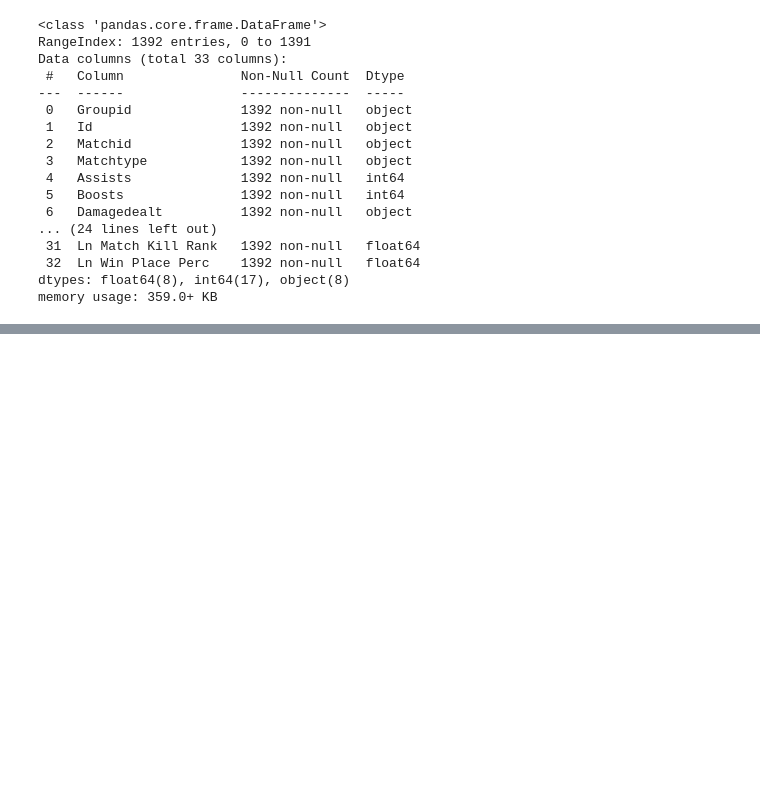
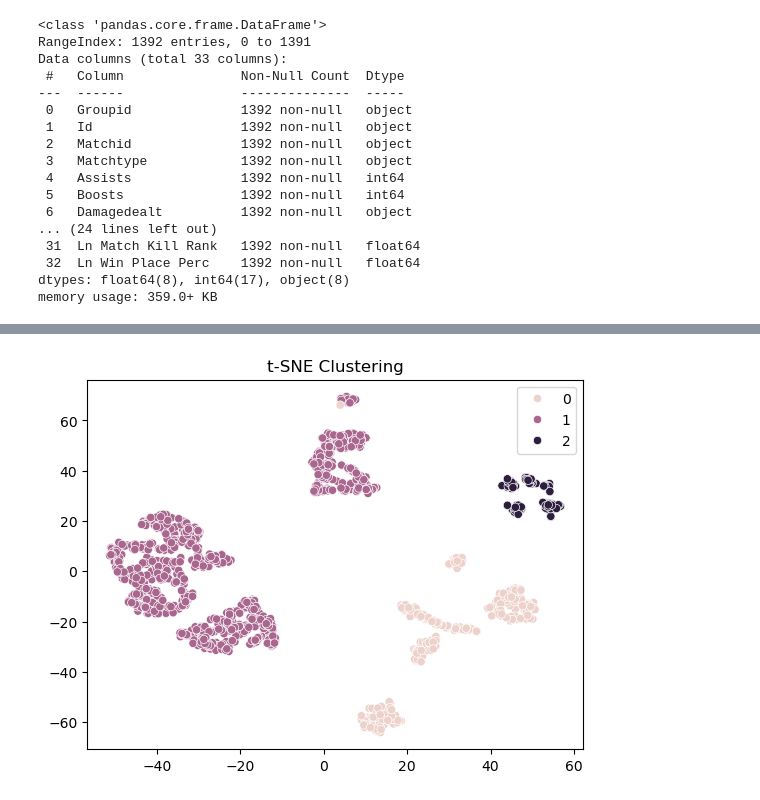
Before and after one commit to buddhathapa12/PrespectiveOnDataScience, a Jupyter notebook: ClusteringAnalysis/E923Q669_Clustering_lab01.ipynb, the cells around one changed output, grey strips where cells are left out. Saved outputs shown, nothing was run; the diff lists cells and outputs as text; code cells hidden in the pictures; blank space fills up the shorter version.

```diff
--- a/ClusteringAnalysis/E923Q669_Clustering_lab01.ipynb
+++ b/ClusteringAnalysis/E923Q669_Clustering_lab01.ipynb
@@ -187,0 +270,5 @@ clean_numeric_df_scaled = scaler.fit_transform(pubg_df_without_outliers.select_d
+# %%
+# Assume optimal clusters from Elbow Method
+k = 3
+kmeans = KMeans(n_clusters=k, random_state=42)
+clusters = kmeans.fit_predict(clustering_data)
@@ -187,0 +278,11 @@ clean_numeric_df_scaled = scaler.fit_transform(pubg_df_without_outliers.select_d
+# %%
+# t-SNE for visualization in a 2D space
+from sklearn.manifold import TSNE
+
+tsne = TSNE(n_components=2, perplexity=30, n_iter=3000)
+df_tsne = tsne.fit_transform(clustering_data)
+sns.scatterplot(x=df_tsne[:,0], y=df_tsne[:,1], hue=clusters)
+plt.title('t-SNE Clustering')
+plt.show()
+# %% [output]
+[figure, added]
```
Also changed, not shown: parts of 15 cells of this notebook.
